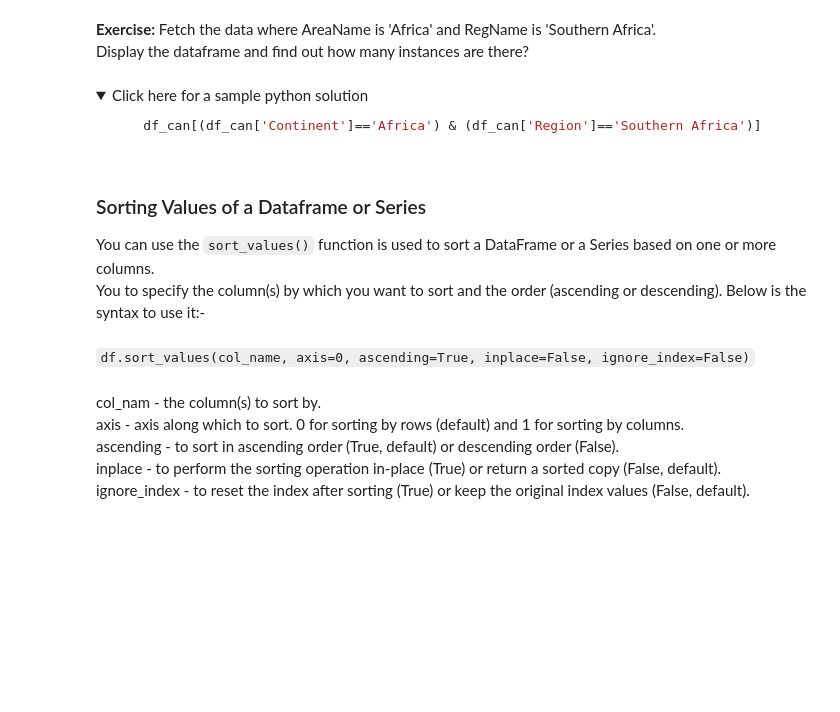
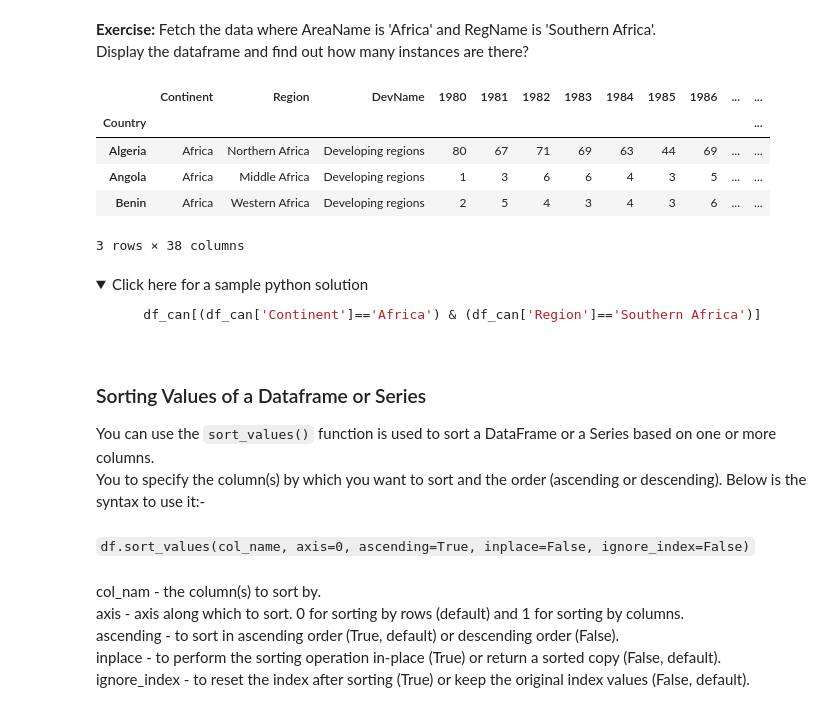
Before and after one commit to fps1001/Data-Visualization-with-Python, a Jupyter notebook: M1 - Introduction to Data Visualization Tools/DV0101EN-Exercise-Dataset-Preprocessing-Exploring-with-Pandas.ipynb, the cells around one changed output. Saved outputs shown, nothing was run; the diff lists cells and outputs as text; code cells hidden in the pictures; folded sections open; blank space fills up the shorter version.

```diff
--- a/M1 - Introduction to Data Visualization Tools/DV0101EN-Exercise-Dataset-Preprocessing-Exploring-with-Pandas.ipynb
+++ b/M1 - Introduction to Data Visualization Tools/DV0101EN-Exercise-Dataset-Preprocessing-Exploring-with-Pandas.ipynb
@@ -461,5 +596,14 @@ df_can[(df_can['Continent']=='Asia') & (df_can['Region']=='Southern Asia')]
 # %% [markdown]
 **Exercise:** Fetch the data where AreaName is 'Africa' and RegName is 'Southern Africa'. <br>Display the dataframe and find out how many instances are there?
+# %%
+df_can[(df_can['Continent']=='Africa') | (df_can['Region']=='Southern Africa')].head(3)
+# %% [output]
+|  | Continent | Region | DevName | 1980 | 1981 | 1982 | 1983 | 1984 | 1985 | 1986 | ... | ... |
+| Country |  |  |  |  |  |  |  |  |  |  |  | ... |
+| Algeria | Africa | Northern Africa | Developing regions | 80 | 67 | 71 | 69 | 63 | 44 | 69 | ... | ... |
+| Angola | Africa | Middle Africa | Developing regions | 1 | 3 | 6 | 6 | 4 | 3 | 5 | ... | ... |
+| Benin | Africa | Western Africa | Developing regions | 2 | 5 | 4 | 3 | 4 | 3 | 6 | ... | ... |
+3 rows × 38 columns
 # %% [markdown]
 <details><summary>Click here for a sample python solution</summary>
 
```
Also changed, not shown: parts of 16 cells of this notebook, 2 other files.
